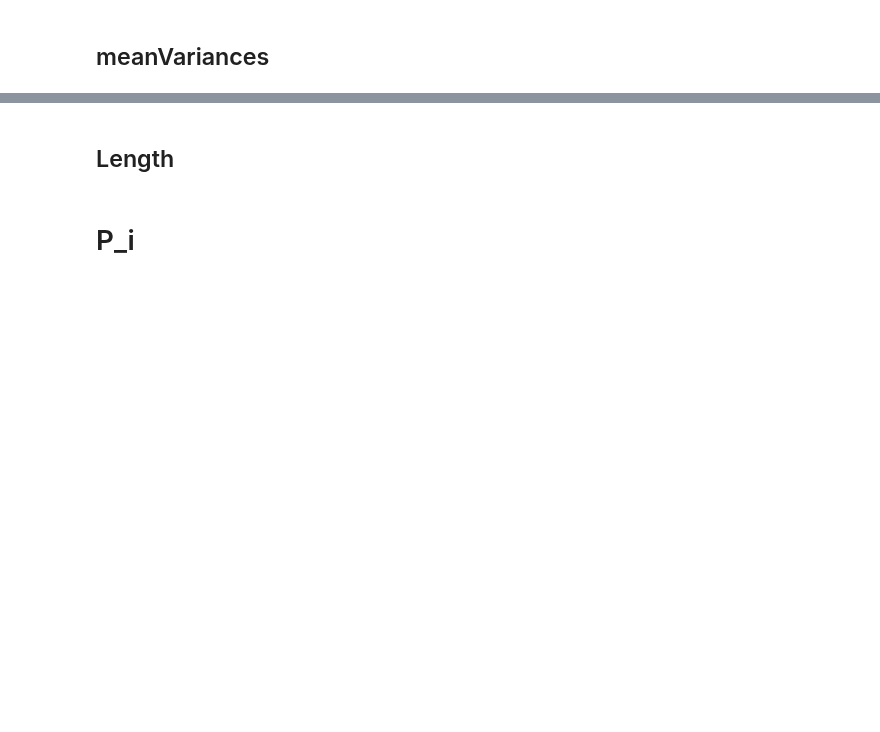
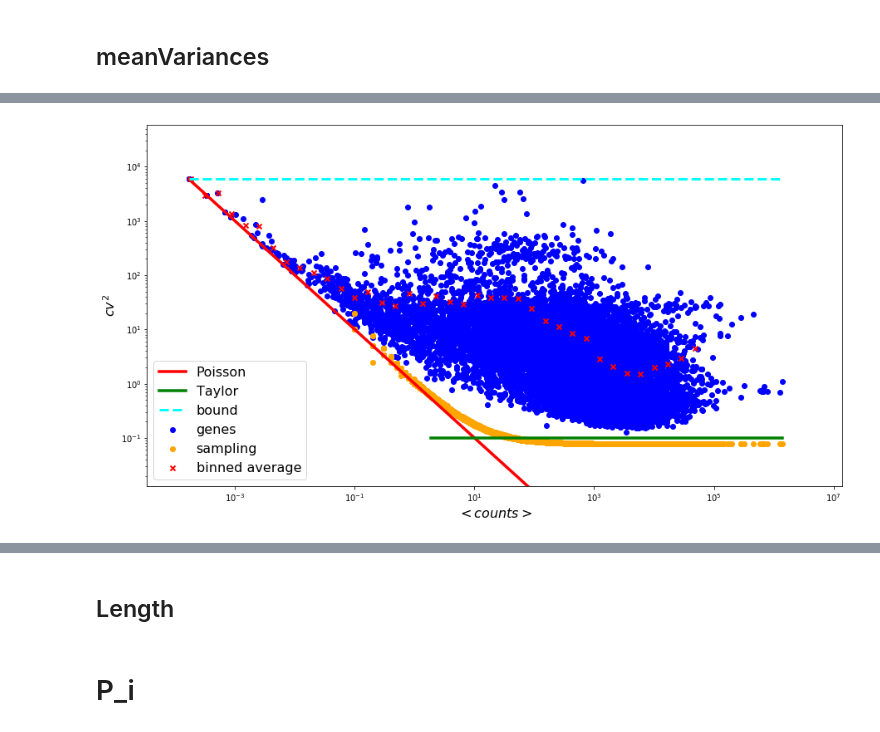
Before and after one commit to fvalle1/master_thesis, a Jupyter notebook: Table_Analyzer.ipynb, the cells around one changed output, grey strips where cells are left out. Cells and saved outputs as stored; diff of their text form; code cells hidden in the pictures; blank space fills up the shorter version.

```diff
--- a/Table_Analyzer.ipynb
+++ b/Table_Analyzer.ipynb
@@ -275,26 +319,28 @@ fig.savefig("varmean_3sigma.png")
 # %%
 cv2 = np.array([variances[i]/(np.power(mean,2)) for i,mean in enumerate(means) if mean>0])
 cv2_null = [variances_null[i]/(np.power(mean,2)) for i,mean in enumerate(means_null) if mean>0]
 fig=plt.figure(figsize=(15,8))
 plt.scatter(means[means.nonzero()], cv2, c='b', label ='genes')
 plt.scatter(means_null[means_null.nonzero()], cv2_null, c='orange', label='sampling')
 plt.plot(x_lin[:30],1./x_lin[:30], 'r-', lw=3.5, label='Poisson')
 plt.plot(x_lin[20:],[1e-1 for _ in x_lin[20:]], 'g-', lw=3.5, label='Taylor')
 plt.plot(x_lin,[nfiles-1 for _ in x_lin], color='cyan', lw=3, ls='--', label='bound')
 
-bin_means, bin_edges, binnumber = stats.binned_statistic(means[means.nonzero()], cv2, statistic='mean', bins=log_bins_for_x)
+bin_means, bin_edges, binnumber = st.binned_statistic(means[means.nonzero()], cv2, statistic='mean', bins=log_bins_for_x)
 bin_centres = (bin_edges[:-1]+bin_edges[1:])/2
 plt.scatter(np.array((bin_edges[:-1]+bin_edges[1:])/2.)[:-6], bin_means[:-6], color='r', marker='x', lw=2, label='binned average')
 
 plt.xlabel("$<%s>$"%normalisation_str, fontsize=16)
 plt.ylabel("$cv^2$", fontsize=16)
 plt.xscale('log')
 plt.yscale('log')
 plt.xlim(means[means.nonzero()].min()/5,np.power(10,np.log10(means.max())+1))
 plt.ylim((cv2[cv2.nonzero()].min()/10,np.power(10,np.log10(cv2.max())+1)))
 plt.legend(fontsize=16)
 plt.show()
 fig.savefig("cvmean_loglog_sampling.png")
+# %% [output]
+[figure, added]
 # %%
 x = means
 y = variances
```
Also changed, not shown: parts of 19 cells of this notebook, 5 other files.
